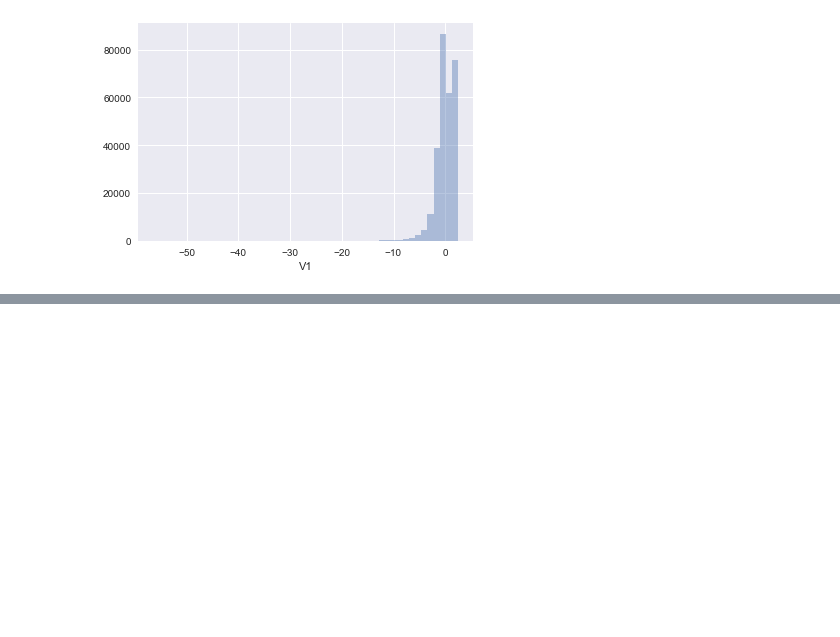
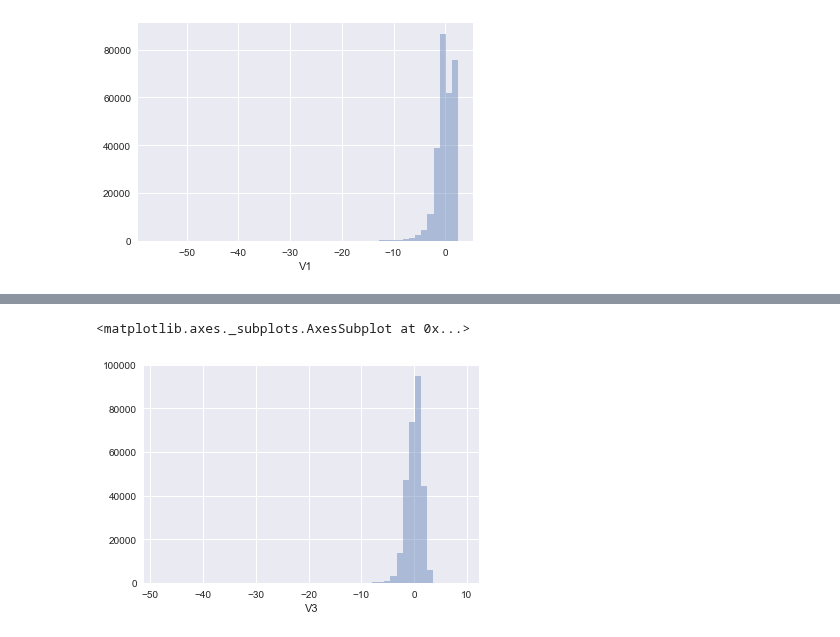
Before and after one commit to sushant2811/CreditCardFraudDetection, a Jupyter notebook: CreditCardFraudDetection.ipynb, the cells around one changed output, grey strips where cells are left out. Saved outputs shown, nothing was run; the diff lists cells and outputs as text; code cells hidden in the pictures; blank space fills up the shorter version.

```diff
--- a/CreditCardFraudDetection.ipynb
+++ b/CreditCardFraudDetection.ipynb
@@ -151,0 +157,5 @@ sns.distplot(df['V1'], kde = False)
+# %%
+sns.distplot(df['V3'], kde = False)
+# %% [output]
+<matplotlib.axes._subplots.AxesSubplot at 0x...>
+[figure, added]
```
Also changed, not shown: parts of 3 cells of this notebook.
